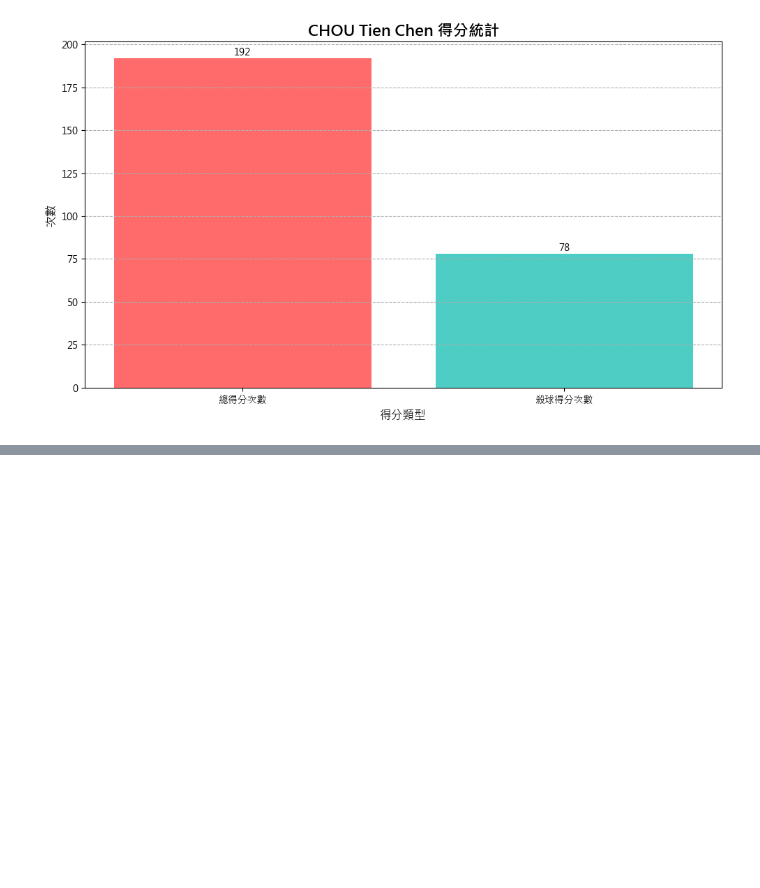
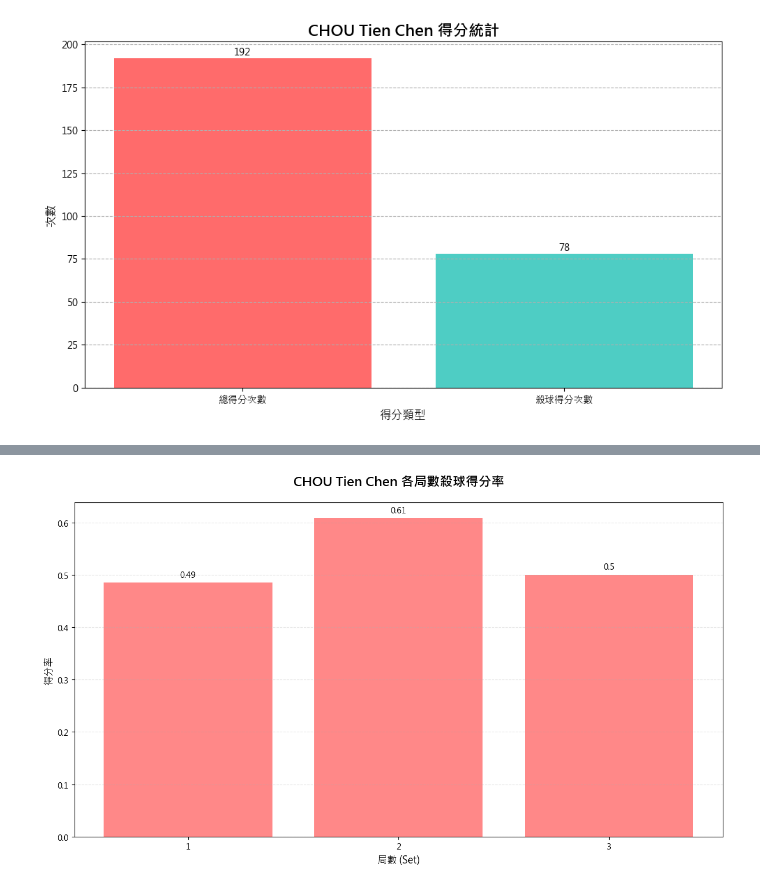
Before and after one commit to DanielTeng0811/BadmintonAI, a Jupyter notebook: question_answer.ipynb, the cells around one changed output, grey strips where cells are left out. Saved outputs shown, nothing was run; the diff lists cells and outputs as text; code cells hidden in the pictures; blank space fills up the shorter version.

```diff
--- a/question_answer.ipynb
+++ b/question_answer.ipynb
@@ -104,0 +202,80 @@ CHOU Tien Chen 殺球得分佔總得分的百分比: 40.62%
+# %%
+import platform
+import matplotlib.pyplot as plt
+import pandas as pd
+
+# 字體設定
+system = platform.system()
+if system == 'Darwin':
+    plt.rcParams['font.sans-serif'] = ['Arial Unicode MS', 'PingFang TC', 'Heiti TC', 'sans-serif']
+elif system == 'Windows':
+    plt.rcParams['font.sans-serif'] = ['Microsoft JhengHei', 'SimHei', 'sans-serif']
+else:
+    plt.rcParams['font.sans-serif'] = ['Noto Sans CJK TC', 'WenQuanYi Micro Hei', 'sans-serif']
+plt.rcParams['axes.unicode_minus'] = False
+
+# 1. 篩選出 CHOU Tien Chen 的殺球
+chou_smashes = df[(df['player'] == 'CHOU Tien Chen') & (df['type'] == '殺球')]
+
+# 2. 按照局數 (set) 分組
+grouped = chou_smashes.groupby('set')
+
+# 3. 計算每個局數中 CHOU Tien Chen 殺球的總次數（使用頻率）
+smash_counts = grouped.size()
+print("各局數殺球總次數：")
+print(smash_counts)
+
+# 4. 計算每個局數中 CHOU Tien Chen 殺球的得分次數
+smash_scores = {}
+for set_num, group in grouped:
+    scores = 0
+    for i in range(len(group)):
+        rally_id = group.iloc[i]['rally_id']
+        # 判斷是否得分：在同一個 rally_id 中，getpoint_player 是 CHOU Tien Chen
+        if df[df['rally_id'] == rally_id]['getpoint_player'].iloc[-1] == 'CHOU Tien Chen':
+            scores += 1
+    smash_scores[set_num] = scores
+
+smash_scores_series = pd.Series(smash_scores)
+print("\n各局數殺球得分次數：")
+print(smash_scores_series)
+
+# 5. 計算每個局數的得分率
+smash_rates = smash_scores_series / smash_counts
+print("\n各局數殺球得分率：")
+print(smash_rates)
+
+# 建立 DataFrame
+result_df = pd.DataFrame({
+    '總次數': smash_counts,
+    '得分次數': smash_scores_series,
+    '得分率': smash_rates
+})
+
+# 建立固定尺寸的圖表
+fig, ax = plt.subplots(figsize=(12, 7))
+
+# 繪製長條圖
+colors = ['#FF6B6B', '#4ECDC4', '#45B7D1', '#FFA07A', '#98D8C8']
+bars = ax.bar(result_df.index, result_df['得分率'], color=colors[0], alpha=0.8)
+
+# 在柱子上方標註數值（可選）
+for i, v in enumerate(result_df['得分率']):
+    ax.text(result_df.index[i], v + max(result_df['得分率'])*0.01, str(round(v, 2)),
+            ha='center', va='bottom', fontsize=10)
+
+# 設定標題和標籤
+ax.set_title('CHOU Tien Chen 各局數殺球得分率', fontsize=16, fontweight='bold', pad=20)
+ax.set_xlabel('局數 (Set)', fontsize=12)
+ax.set_ylabel('得分率', fontsize=12)
+
+# 設定X軸刻度（避免重疊）
+ax.set_xticks(result_df.index)
+ax.set_xticklabels(result_df.index, rotation=0, ha='center', fontsize=10)
+
+# 加入網格線
+ax.grid(True, alpha=0.3, linestyle='--', axis='y')
+
+# 調整布局避免文字被裁切
+plt.tight_layout()
+# %% [output]
@@ -104,0 +300 @@ CHOU Tien Chen 殺球得分佔總得分的百分比: 40.62%
+[figure, added]
```
Also changed, not shown: parts of 55 cells of this notebook.
